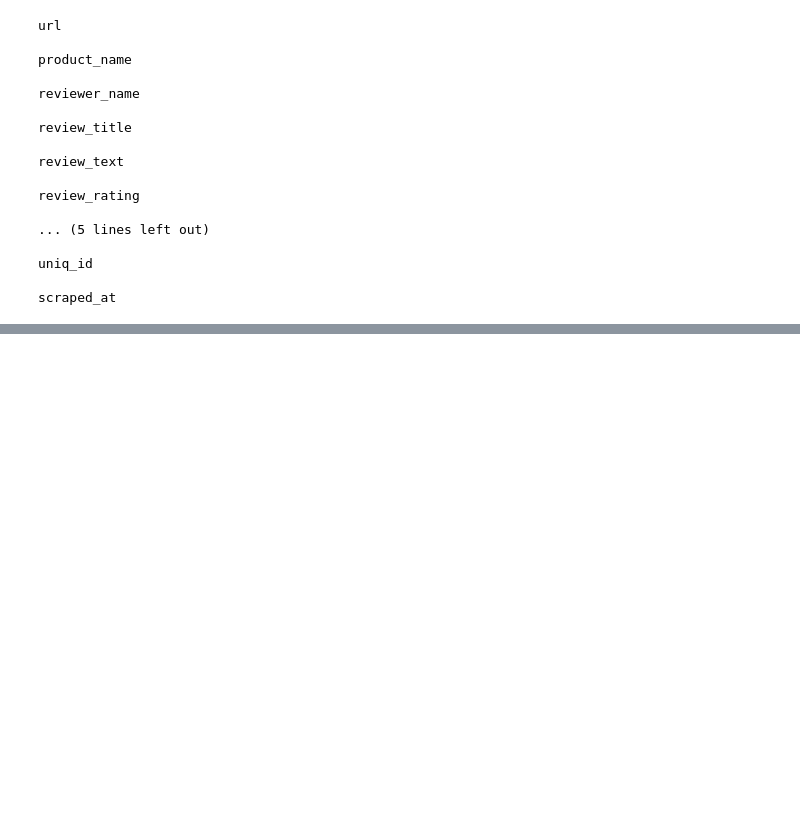
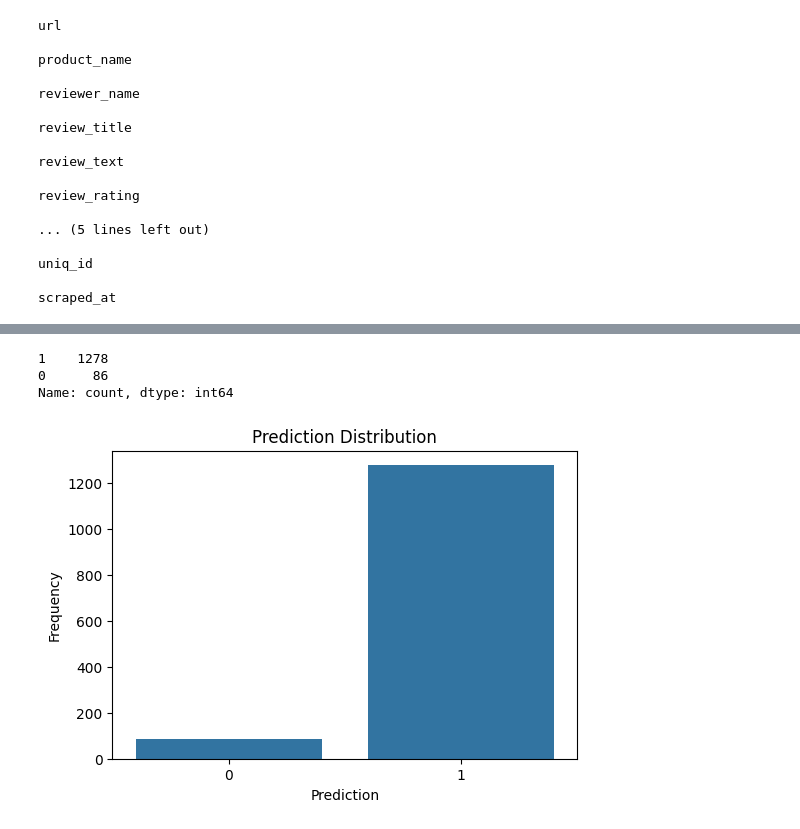
Before and after one commit to Konkuk-Univ-Glocal-Campus/ml202401-final-JJH2018, a Jupyter notebook: Sentiment_Analysis.ipynb, the cells around one changed output, grey strips where cells are left out. Drawn from its saved outputs; the diff is of its cells as text; code cells hidden in the pictures; blank space fills up the shorter version.

```diff
--- a/Sentiment_Analysis.ipynb
+++ b/Sentiment_Analysis.ipynb
@@ -223,0 +482,17 @@ Name: processed_review, dtype: object
+# %%
+#모델 예측 분포 검사
+pred_counts = pd.Series(y_pred).value_counts()
+print(pred_counts)
+
+# 시각화
+plt.figure(figsize=(6, 4))
+sns.barplot(x=pred_counts.index, y=pred_counts.values)
+plt.title('Prediction Distribution')
+plt.xlabel('Prediction')
+plt.ylabel('Frequency')
+plt.show()
+# %% [output]
+1    1278
+0      86
+Name: count, dtype: int64
+[figure, added]
```
Also changed, not shown: parts of 25 cells of this notebook.
